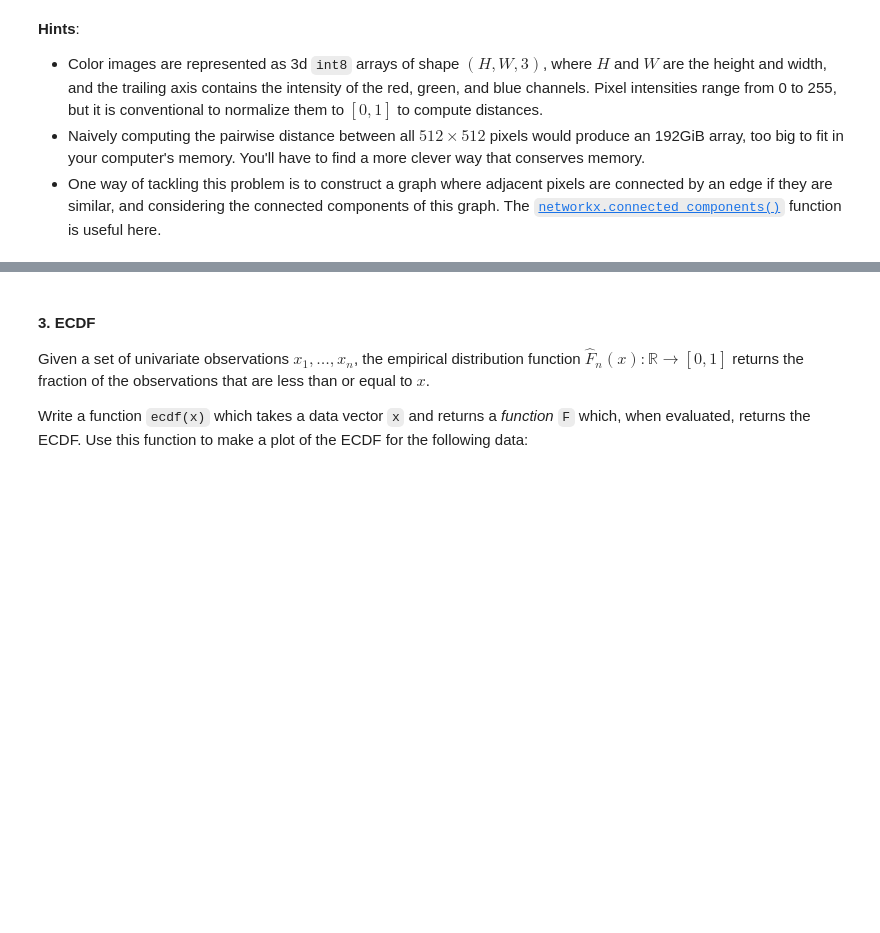
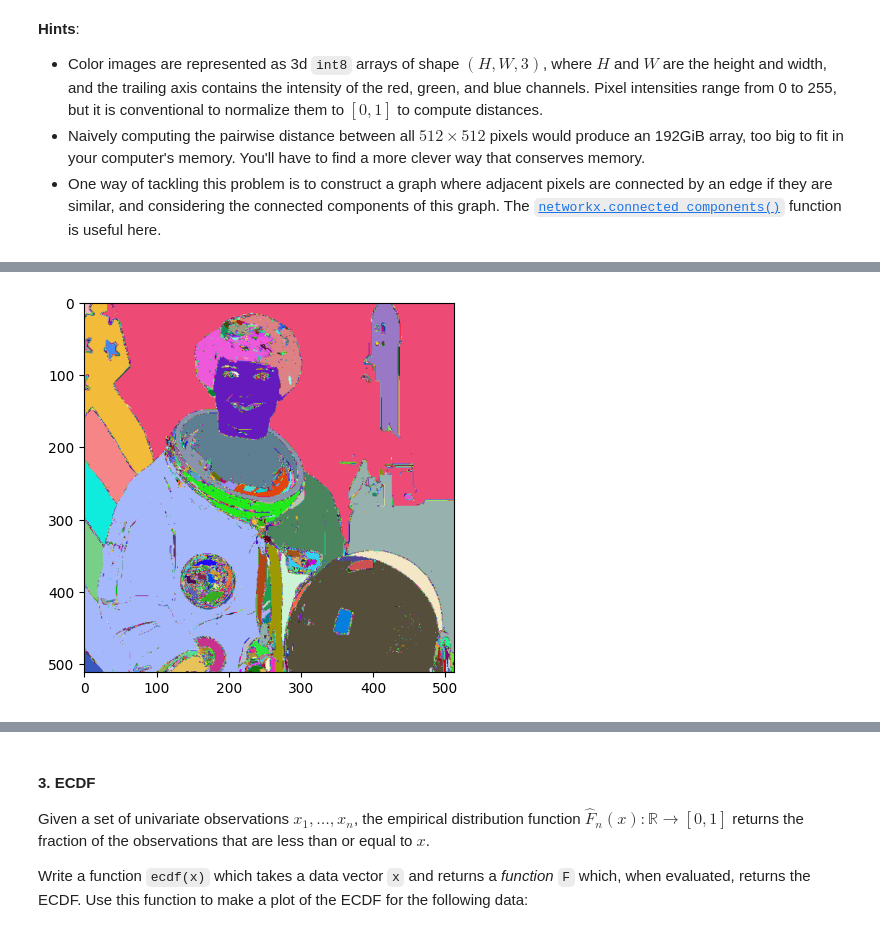
Before and after one commit to sdtemple/umich, a Jupyter notebook: adv-stat-comp-1.ipynb, the cells around one changed output, grey strips where cells are left out. Drawn from its saved outputs; the diff is of its cells as text; code cells hidden in the pictures; blank space fills up the shorter version.

```diff
--- a/adv-stat-comp-1.ipynb
+++ b/adv-stat-comp-1.ipynb
@@ -116,0 +174,87 @@ For example, using Euclidean distance and a cutoff of $\|x - y \| < 0.05$ for cl
+# %%
+# with numpy.vectorize
+# it effectively does for loops
+# no faster
+
+sz = image.shape[0]
+cutoff = 0.06
+
+# make an image with float values
+imagecopy = image.copy()
+if imagecopy.ndim == 2:
+    imagecopy = imagecopy.reshape(sz,sz,1)
+    numcolors=1
+else:
+    numcolors=3
+imagecopy = imagecopy[:sz,:sz,:]/255
+
+# initialize copy to do segmentation
+segcopy = image.copy()
+if segcopy.ndim == 2:
+    segcopy = segcopy.reshape(sz,sz,1)
+
+# initialize a graph
+graph = nx.Graph()
+nodes = [(i,j) for i,j in zip(range(sz),range(sz))]
+graph.add_nodes_from(nodes)
+
+# make a function to draw edges from n by n adjacency matrix
+def draw_adj_edges(ij,u,v,matrix,net):
+    i = ij // 3
+    j = ij % 3
+    if matrix[1,1,i,j]:
+        net.add_edge((u,v),(u+i-1,v+j-1))
+vectorized_adj_edges=np.vectorize(draw_adj_edges,
+                                  excluded=['u','v','matrix','net'])
+
+
+# make a function to draw edges between similar pixels
+def connect_similar_pixels(uv,img,net,thr,size):
+    u = uv // size
+    v = uv % size
+    adj = img[(u-1):(u+2):1,(v-1):(v+2):1]
+    adj_dist = np.sqrt(
+        np.sum(
+            (adj[np.newaxis,np.newaxis,:,:,:]-adj[:,:,np.newaxis,np.newaxis,:])**2,
+            axis=-1,
+        )
+    )
+    adj_bool = adj_dist < thr
+    ij = np.arange(9)
+    vectorized_adj_edges(ij,u=u,v=v,matrix=adj_bool,net=net)
+vectorized_similar_pixels=np.vectorize(connect_similar_pixels,
+                                       excluded=['img','net','thr','size']
+                                       )
+
+# make a function to assign random colors to components
+def recolor(component,numcolors,img):
+    x = np.array([item[0] for item in component])
+    y = np.array([item[1] for item in component])
+    colors = np.random.randint(0,255,size=numcolors,dtype='uint8')
+    img[x,y] = colors
+vectorized_recolor = np.vectorize(recolor,excluded=['numcolors','img'])
+
+# determine array input for vectorized function
+arr = np.arange(sz*sz)
+arr = arr[((arr//sz)!=0)&
+          ((arr//sz)!=(sz-1))&
+          ((arr%sz)!=0)&
+          ((arr%sz)!=(sz-1))
+          ] # ignore corners and edges
+
+# draw graph edges
+vectorized_similar_pixels(arr,
+                          img=imagecopy,
+                          net=graph,
+                          thr=cutoff,
+                          size=sz
+                          )
+
+# apply image segmentation
+components = [c for c in nx.connected_components(graph)]
+vectorized_recolor(components,
+                   numcolors=numcolors,
+                   img=segcopy)
+
+plt.imshow(segcopy)
+# %% [output]
@@ -116,0 +262 @@ For example, using Euclidean distance and a cutoff of $\|x - y \| < 0.05$ for cl
+[figure, added]
```
Also changed, not shown: parts of 24 cells of this notebook.
